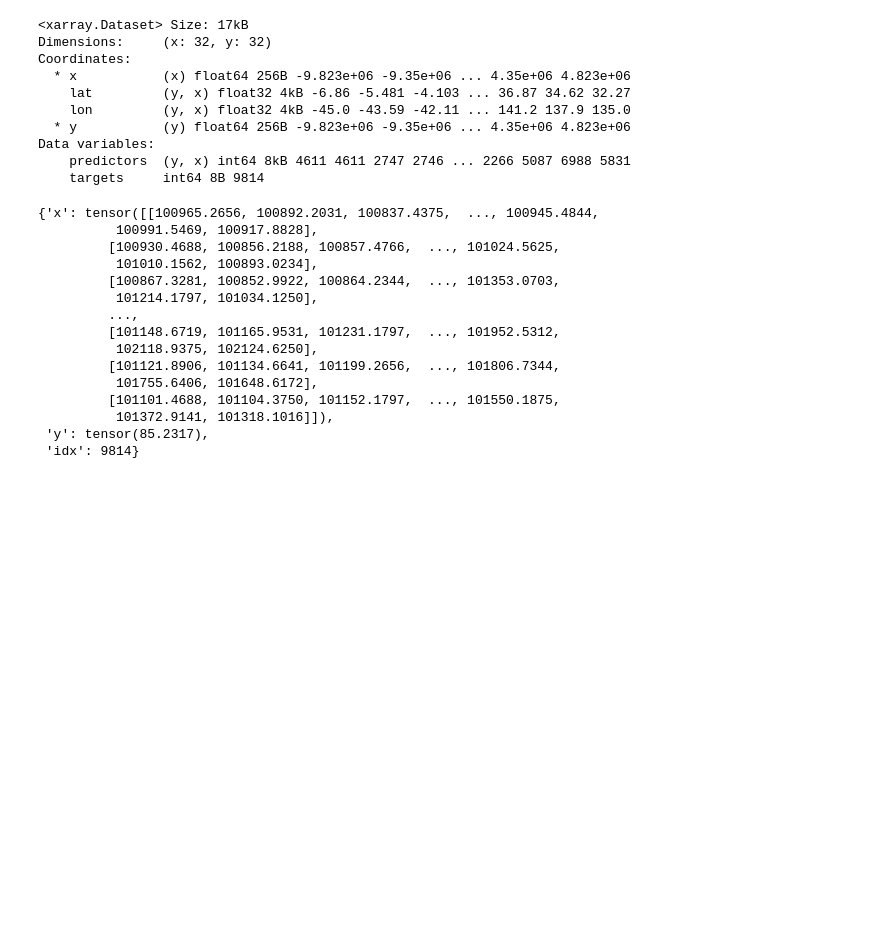
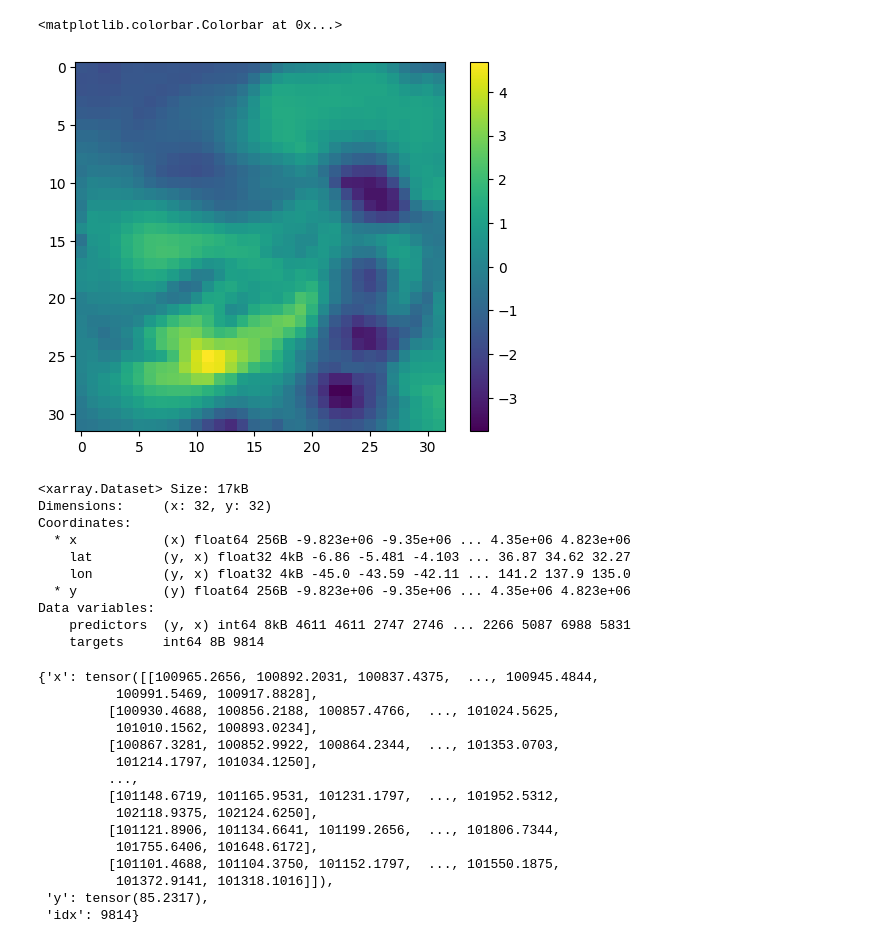
Before and after one commit to rguilcas/BCCR-ml-project-example, a Jupyter notebook: notebooks/Tests.ipynb, the cells around one changed output. Drawn from its saved outputs; the diff is of its cells as text; code cells hidden in the pictures; blank space fills up the shorter version.

```diff
--- a/notebooks/Tests.ipynb
+++ b/notebooks/Tests.ipynb
@@ -21,2 +110,8 @@ config = load_config('./configs/experiments/default.yml')
+# %%
+plt.imshow(datamodule.dataset_train[0]['x'])
+plt.colorbar()
+# %% [output]
+<matplotlib.colorbar.Colorbar at 0x...>
+[figure, added]
 # %%
 data_in_name = config['data']['data_in_name']
```
Also changed, not shown: parts of 14 cells of this notebook, 10 other files.
